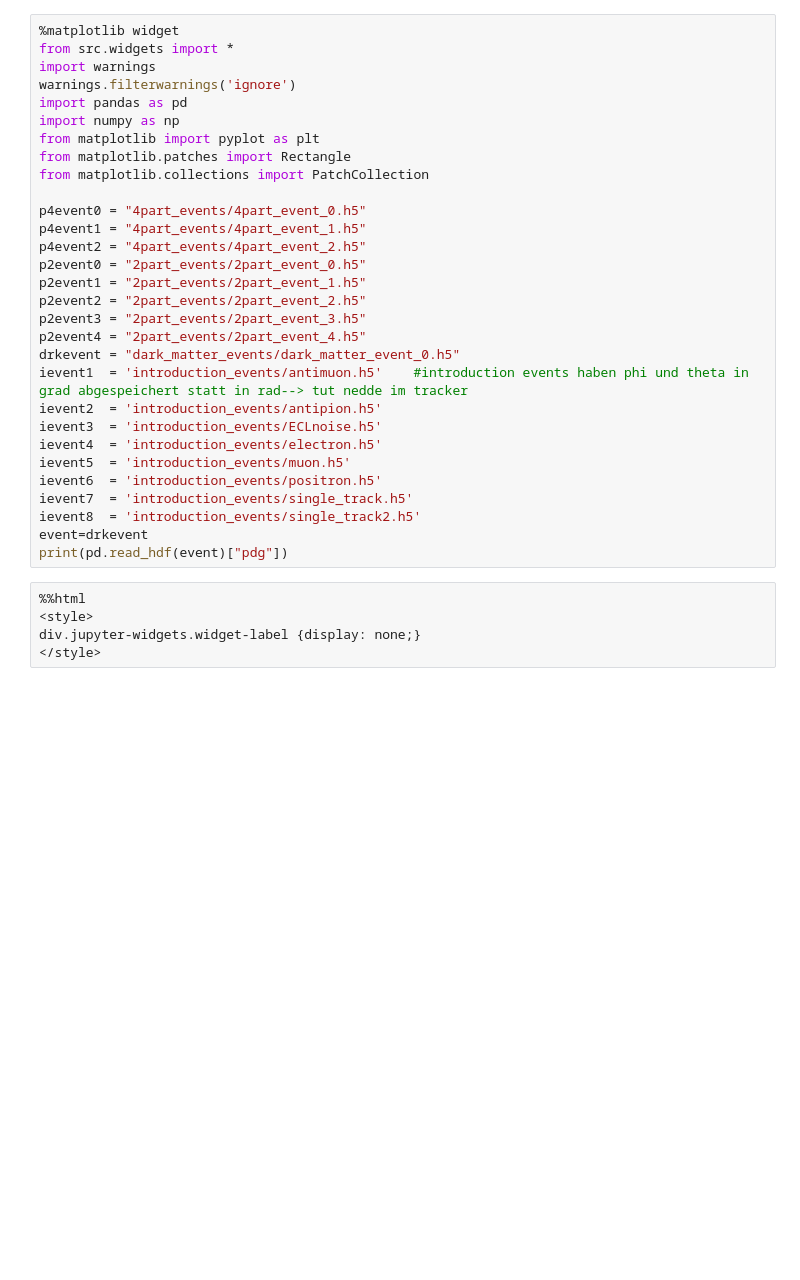
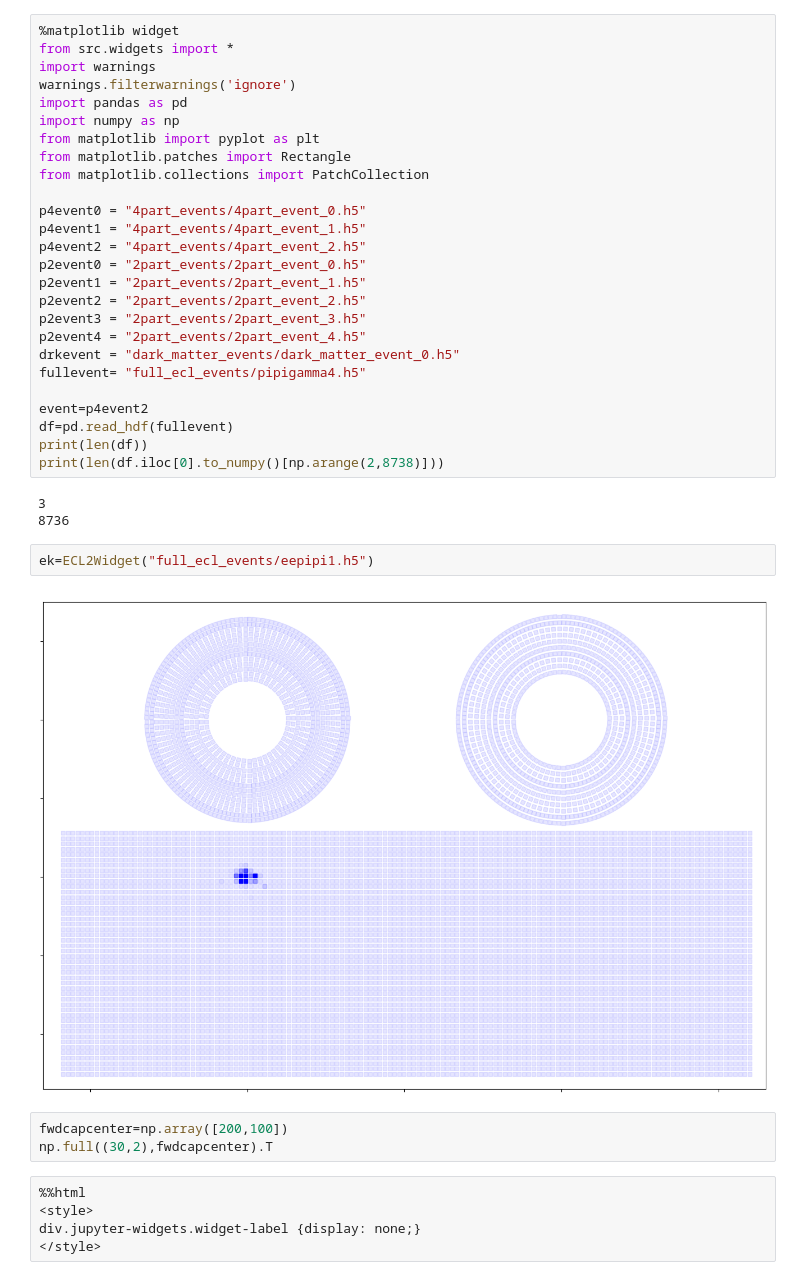
Before and after one commit to JonasEppelt/Masterclass, a Jupyter notebook: nur widgets.ipynb, the cells around one changed output. Drawn from its saved outputs; the diff is of its cells as text; blank space fills up the shorter version.

Commit message:
ecl2widget prototyp

```diff
--- a/nur widgets.ipynb
+++ b/nur widgets.ipynb
@@ -18,16 +18,22 @@ p2event2 = "2part_events/2part_event_2.h5"
 p2event3 = "2part_events/2part_event_3.h5"
 p2event4 = "2part_events/2part_event_4.h5"
 drkevent = "dark_matter_events/dark_matter_event_0.h5"
-ievent1  = 'introduction_events/antimuon.h5'    #introduction events haben phi und theta in grad abgespeichert statt in rad--> tut nedde im tracker
-ievent2  = 'introduction_events/antipion.h5'
-ievent3  = 'introduction_events/ECLnoise.h5'
-ievent4  = 'introduction_events/electron.h5'
-ievent5  = 'introduction_events/muon.h5'
-ievent6  = 'introduction_events/positron.h5'
-ievent7  = 'introduction_events/single_track.h5'
-ievent8  = 'introduction_events/single_track2.h5'
-event=drkevent
-print(pd.read_hdf(event)["pdg"])
+fullevent= "full_ecl_events/pipigamma4.h5"
+
+event=p4event2
+df=pd.read_hdf(fullevent)
+print(len(df))
+print(len(df.iloc[0].to_numpy()[np.arange(2,8738)]))
+# %% [output]
+3
+8736
+# %%
+ek=ECL2Widget("full_ecl_events/eepipi1.h5")
+# %% [output]
+[figure, added]
+# %%
+fwdcapcenter=np.array([200,100])
+np.full((30,2),fwdcapcenter).T
 # %%
 %%html
 <style>
```
